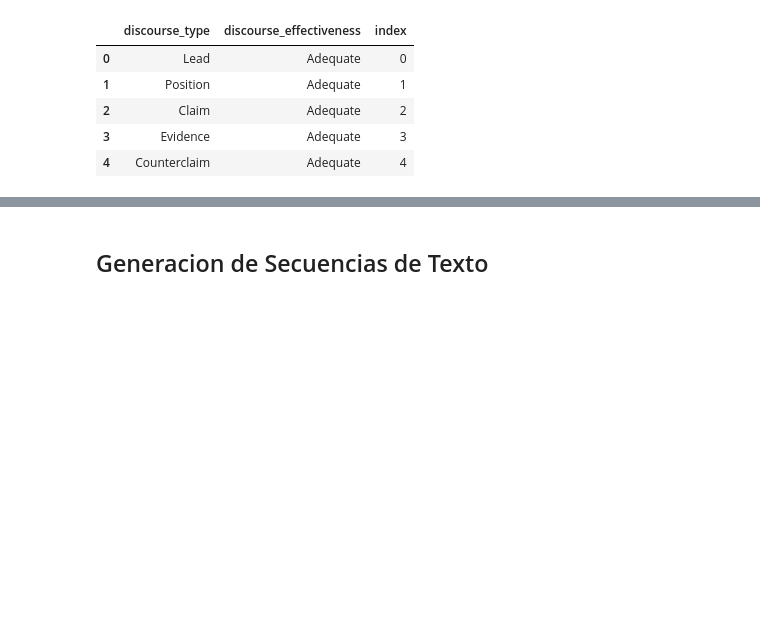
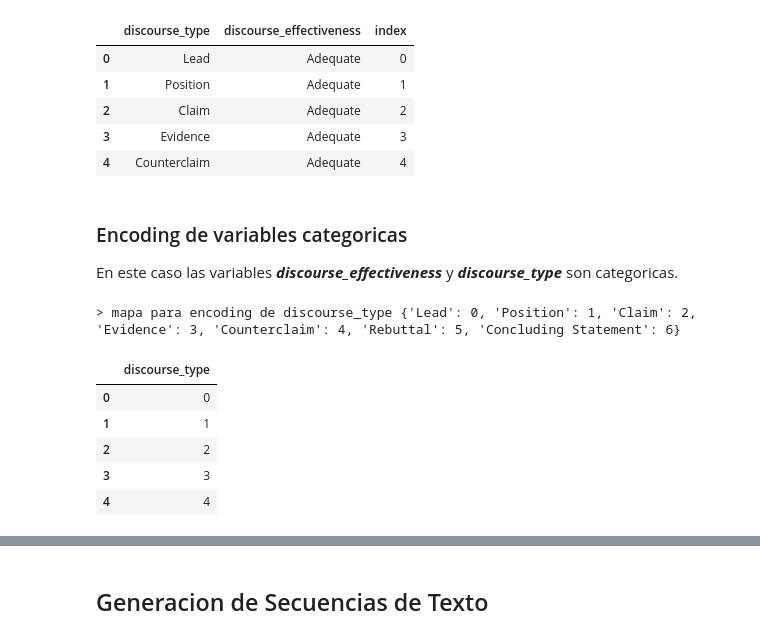
Before and after one commit to Diego-CB/DS-Proyecto, a Jupyter notebook: proyecto.ipynb, the cells around one changed output, grey strips where cells are left out. Drawn from its saved outputs; the diff is of its cells as text; code cells hidden in the pictures; blank space fills up the shorter version.

```diff
--- a/proyecto.ipynb
+++ b/proyecto.ipynb
@@ -61,3 +61,19 @@ data.head()
 | 2 | Claim | Adequate | 2 |
 | 3 | Evidence | Adequate | 3 |
 | 4 | Counterclaim | Adequate | 4 |
+# %% [markdown]
+### Encoding de variables categoricas
+En este caso las variables ***discourse_effectiveness*** y ***discourse_type*** son categoricas.
+# %%
+type_map = {cat:index for index, cat in enumerate(data['discourse_type'].unique())}
+print('> mapa para encoding de discourse_type', type_map)
+data['discourse_type'] = [type_map[cat] for cat in data['discourse_type']]
+data[['discourse_type']].head()
+# %% [output]
+> mapa para encoding de discourse_type {'Lead': 0, 'Position': 1, 'Claim': 2, 'Evidence': 3, 'Counterclaim': 4, 'Rebuttal': 5, 'Concluding Statement': 6}
+|  | discourse_type |
+| 0 | 0 |
+| 1 | 1 |
+| 2 | 2 |
+| 3 | 3 |
+| 4 | 4 |
```
Also changed, not shown: parts of 9 cells of this notebook.
